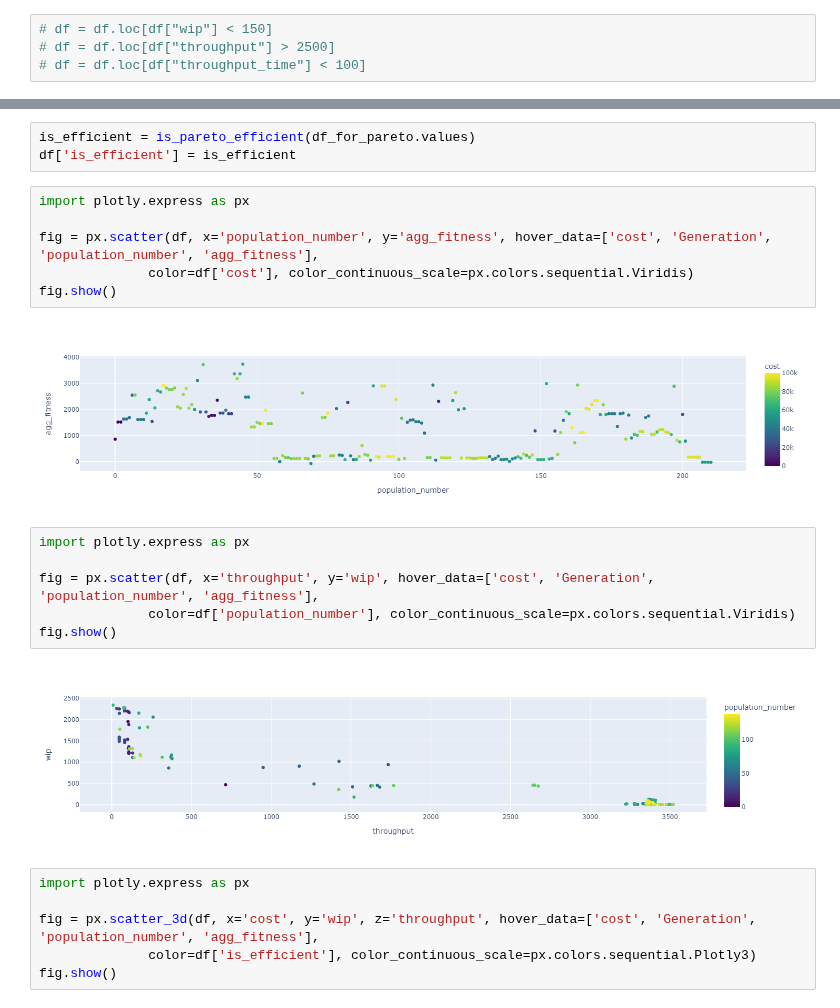
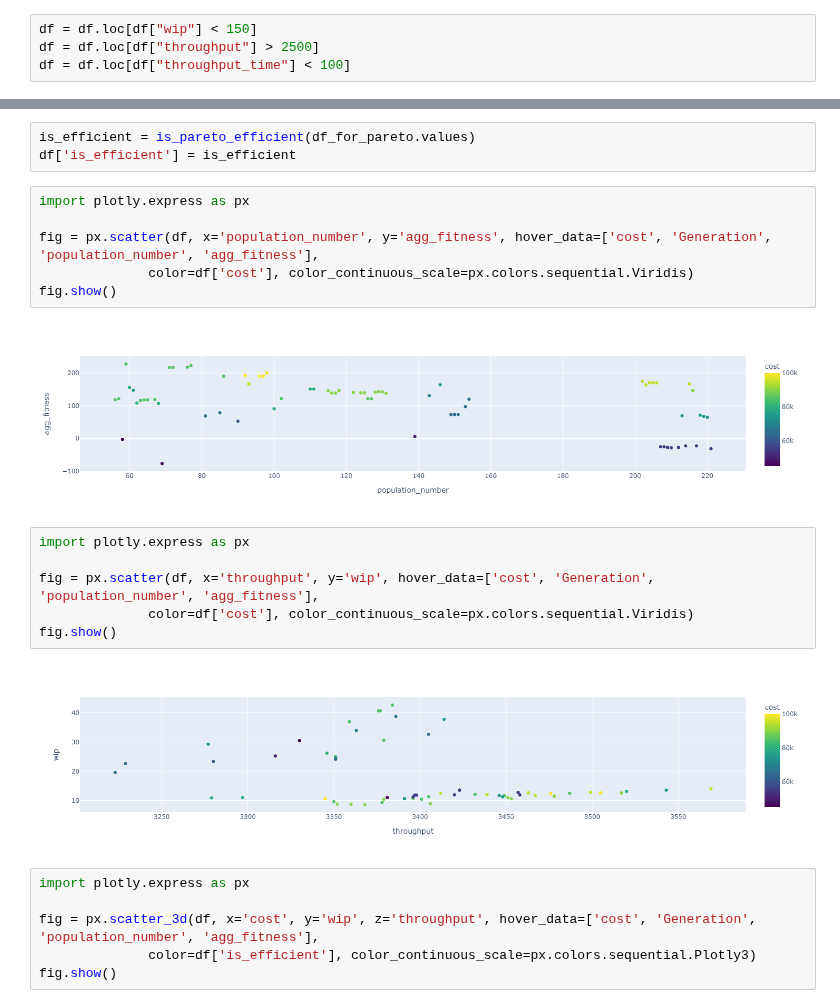
Before and after one commit to sdm4fzi/prodsys, a Jupyter notebook: data/ea_analysis.ipynb, the cells around one changed output, grey strips where cells are left out. Cells and saved outputs as stored; diff of their text form.

```diff
--- a/data/ea_analysis.ipynb
+++ b/data/ea_analysis.ipynb
@@ -86,9 +86,9 @@ import numpy as np
 df["cost"] = df["cost"].astype(float)
 df["agg_fitness"] = df["agg_fitness"].astype(float)
 # %%
-# df = df.loc[df["wip"] < 150]
-# df = df.loc[df["throughput"] > 2500]
-# df = df.loc[df["throughput_time"] < 100]
+df = df.loc[df["wip"] < 150]
+df = df.loc[df["throughput"] > 2500]
+df = df.loc[df["throughput_time"] < 100]
 # %%
 df.tail()
 # %% [output]
@@ -117,15 +117,15 @@ fig = px.scatter(df, x='population_number', y='agg_fitness', hover_data=['cost',
               color=df['cost'], color_continuous_scale=px.colors.sequential.Viridis)
 fig.show()
 # %% [output]
-[figure, old version]
+[figure, new version]
 # %%
 import plotly.express as px
 
 fig = px.scatter(df, x='throughput', y='wip', hover_data=['cost', 'Generation', 'population_number', 'agg_fitness'],
-              color=df['population_number'], color_continuous_scale=px.colors.sequential.Viridis)
+              color=df['cost'], color_continuous_scale=px.colors.sequential.Viridis)
 fig.show()
 # %% [output]
-[figure, old version]
+[figure, new version]
 # %%
 import plotly.express as px
 
```
Also changed, not shown: parts of 3 cells of this notebook, 3 other files.
